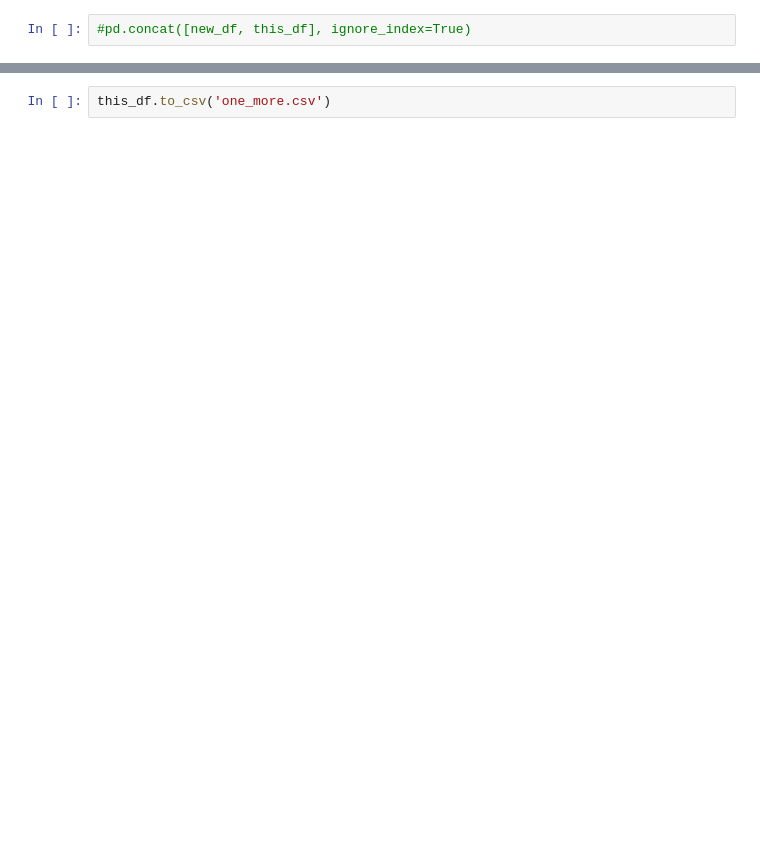
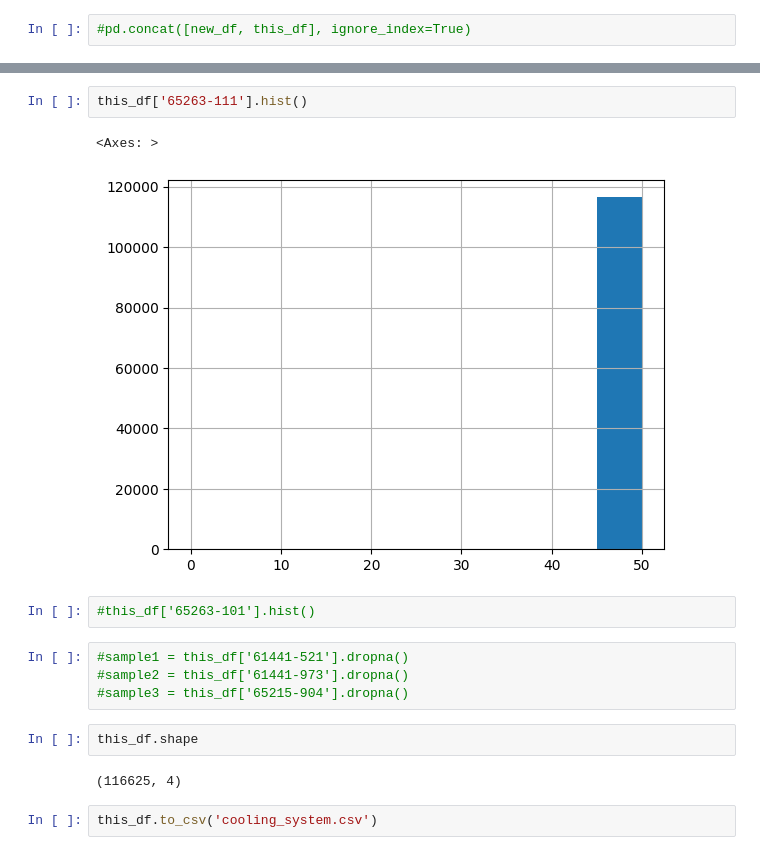
Before and after one commit to gautamvira/Predictive-Maintenance, a Jupyter notebook: data_processing.ipynb, the cells around one changed output, grey strips where cells are left out. Cells and saved outputs as stored; diff of their text form; blank space fills up the shorter version.

```diff
--- a/data_processing.ipynb
+++ b/data_processing.ipynb
@@ -164,2 +179,17 @@ this_df.head(10)
+# %%
+this_df['65263-111'].hist()
+# %% [output]
+<Axes: >
+[figure, added]
+# %%
+#this_df['65263-101'].hist()
+# %%
+#sample1 = this_df['61441-521'].dropna()
+#sample2 = this_df['61441-973'].dropna()
+#sample3 = this_df['65215-904'].dropna()
+# %%
+this_df.shape
+# %% [output]
+(116625, 4)
 # %%
-this_df.to_csv('one_more.csv')
+this_df.to_csv('cooling_system.csv')
```
Also changed, not shown: parts of 26 cells of this notebook, 3 other files.
